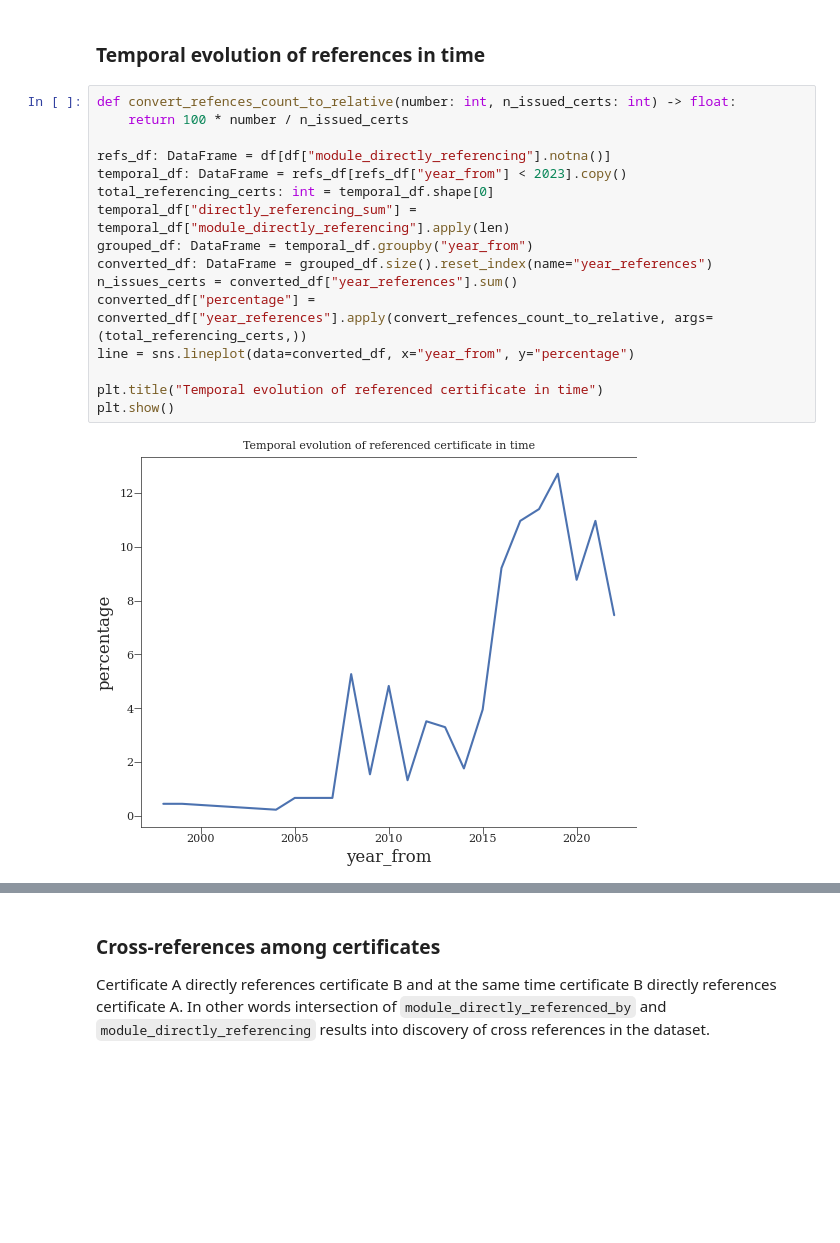
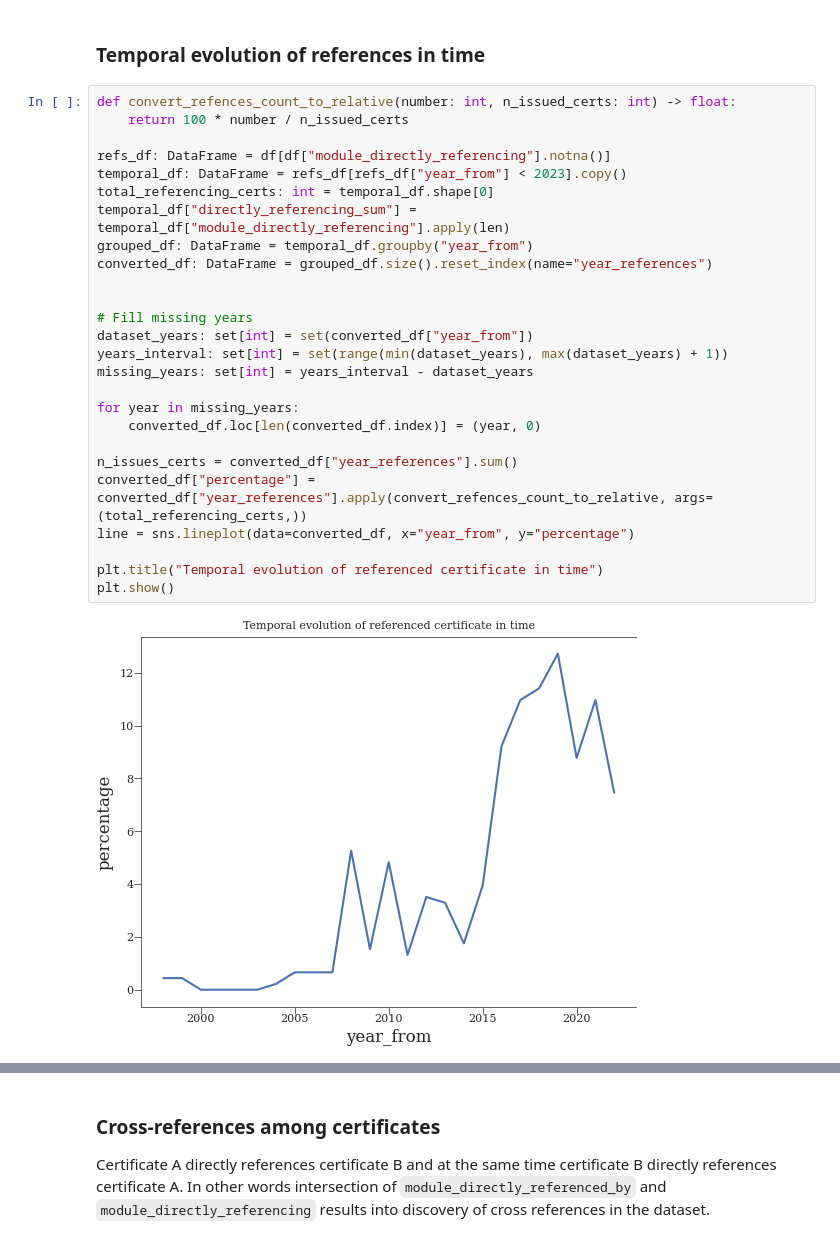
Before and after one commit to crocs-muni/sec-certs, a Jupyter notebook: notebooks/fips/references.ipynb, the cells around one changed output, grey strips where cells are left out. Saved outputs shown, nothing was run; the diff lists cells and outputs as text; blank space fills up the shorter version.

Commit message:
fix: Added missing years in temporal ref analysis

```diff
--- a/notebooks/fips/references.ipynb
+++ b/notebooks/fips/references.ipynb
@@ -454,18 +454,28 @@ plt.show()
 # %%
 def convert_refences_count_to_relative(number: int, n_issued_certs: int) -> float:
     return 100 * number / n_issued_certs
 
 refs_df: DataFrame = df[df["module_directly_referencing"].notna()]
 temporal_df: DataFrame = refs_df[refs_df["year_from"] < 2023].copy()
 total_referencing_certs: int = temporal_df.shape[0]
 temporal_df["directly_referencing_sum"] = temporal_df["module_directly_referencing"].apply(len)
 grouped_df: DataFrame = temporal_df.groupby("year_from")
 converted_df: DataFrame = grouped_df.size().reset_index(name="year_references")
+
+
+# Fill missing years
+dataset_years: set[int] = set(converted_df["year_from"])
+years_interval: set[int] = set(range(min(dataset_years), max(dataset_years) + 1))
+missing_years: set[int] = years_interval - dataset_years
+
+for year in missing_years:
+    converted_df.loc[len(converted_df.index)] = (year, 0)
+
 n_issues_certs = converted_df["year_references"].sum()
 converted_df["percentage"] = converted_df["year_references"].apply(convert_refences_count_to_relative, args=(total_referencing_certs,))
 line = sns.lineplot(data=converted_df, x="year_from", y="percentage")
 
 plt.title("Temporal evolution of referenced certificate in time")
 plt.show()
 # %% [output]
-[figure, old version]
+[figure, new version]
```
Also changed, not shown: parts of 5 cells of this notebook.
